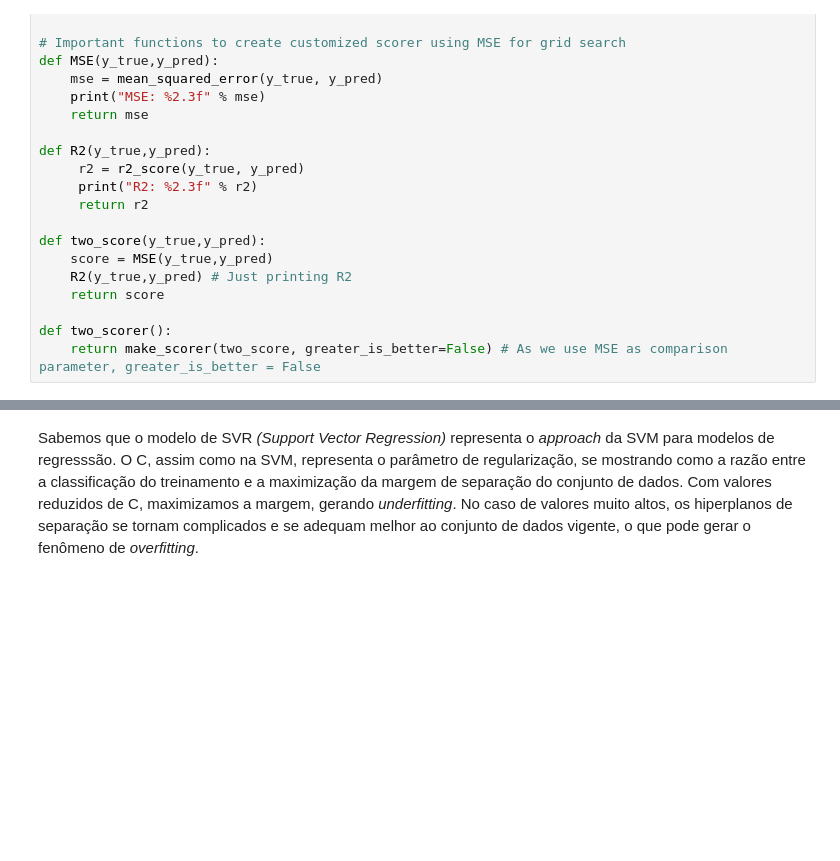
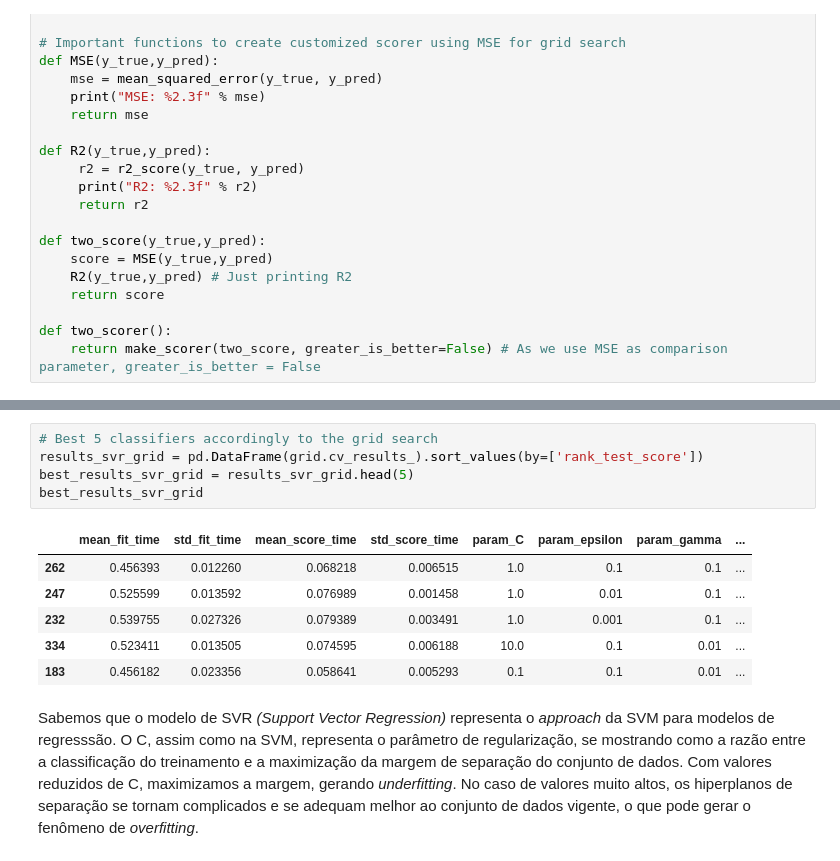
Before and after one commit to kroncatti/complex-data-mining, a Jupyter notebook: inf-0616-supervised-learning/assignment2-svr-svm/assignment_2.ipynb, the cells around one changed output, grey strips where cells are left out. Cells and saved outputs as stored; diff of their text form; blank space fills up the shorter version.

Commit message:
finding 5 best models

```diff
--- a/inf-0616-supervised-learning/assignment2-svr-svm/assignment_2.ipynb
+++ b/inf-0616-supervised-learning/assignment2-svr-svm/assignment_2.ipynb
@@ -231,3 +240,15 @@ R2: -0.005
+# %%
+# Best 5 classifiers accordingly to the grid search
+results_svr_grid = pd.DataFrame(grid.cv_results_).sort_values(by=['rank_test_score'])
+best_results_svr_grid = results_svr_grid.head(5)
+best_results_svr_grid
+# %% [output]
+|  | mean_fit_time | std_fit_time | mean_score_time | std_score_time | param_C | param_epsilon | param_gamma | ... |
+| 262 | 0.456393 | 0.012260 | 0.068218 | 0.006515 | 1.0 | 0.1 | 0.1 | ... |
+| 247 | 0.525599 | 0.013592 | 0.076989 | 0.001458 | 1.0 | 0.01 | 0.1 | ... |
+| 232 | 0.539755 | 0.027326 | 0.079389 | 0.003491 | 1.0 | 0.001 | 0.1 | ... |
+| 334 | 0.523411 | 0.013505 | 0.074595 | 0.006188 | 10.0 | 0.1 | 0.01 | ... |
+| 183 | 0.456182 | 0.023356 | 0.058641 | 0.005293 | 0.1 | 0.1 | 0.01 | ... |
 # %% [markdown]
 Sabemos que o modelo de SVR *(Support Vector Regression)* representa o *approach* da SVM para modelos de regresssão. O C, assim como na SVM, representa o parâmetro de regularização, se mostrando como a razão entre a classificação do treinamento e a maximização da margem de separação do conjunto de dados. Com valores reduzidos de C, maximizamos a margem, gerando *underfitting*. No caso de valores muito altos, os hiperplanos de separação se tornam complicados e se adequam melhor ao conjunto de dados vigente, o que pode gerar o fenômeno de *overfitting*.
 # %% [markdown]
```
Also changed, not shown: parts of 2 cells of this notebook.
